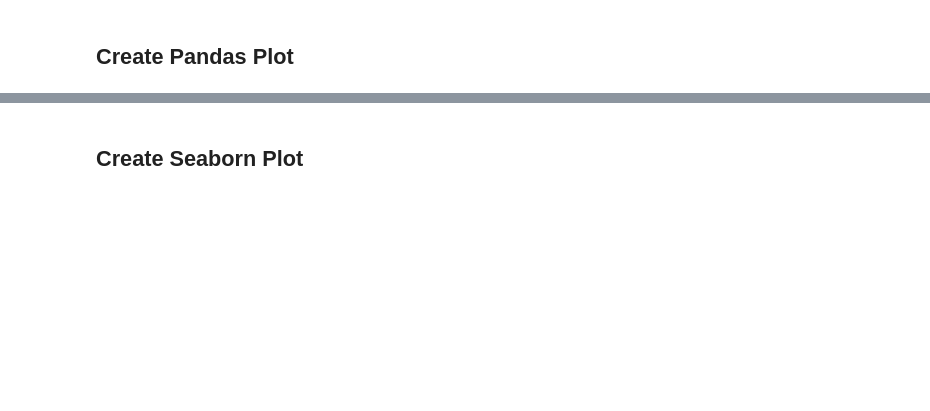
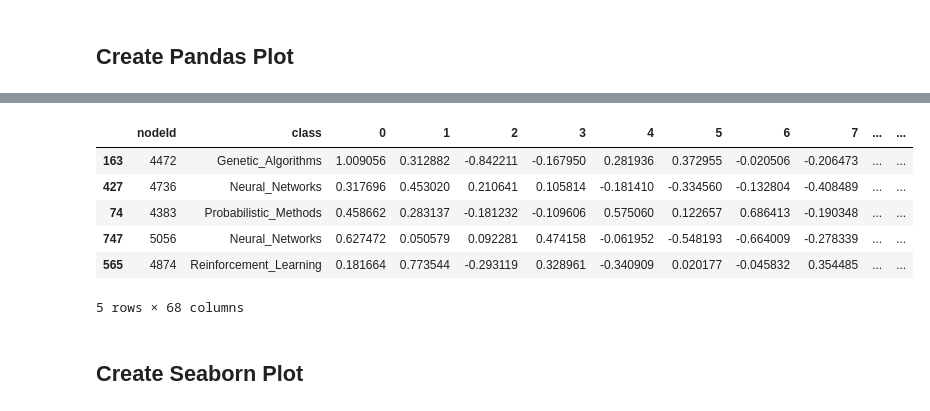
Before and after one commit to seankrobinson/integrated_graph_ml_demo, a Jupyter notebook: Demo_Notebook.ipynb, the cells around one changed output, grey strips where cells are left out. Saved outputs shown, nothing was run; the diff lists cells and outputs as text; code cells hidden in the pictures; blank space fills up the shorter version.

```diff
--- a/Demo_Notebook.ipynb
+++ b/Demo_Notebook.ipynb
@@ -133,3 +201,13 @@ boxplot = df.boxplot(column=['betweenness'])
+# %%
+df.sort_values(by='betweenness', ascending=False).head()
+# %% [output]
+|  | nodeId | class | 0 | 1 | 2 | 3 | 4 | 5 | 6 | 7 | ... | ... |
+| 163 | 4472 | Genetic_Algorithms | 1.009056 | 0.312882 | -0.842211 | -0.167950 | 0.281936 | 0.372955 | -0.020506 | -0.206473 | ... | ... |
+| 427 | 4736 | Neural_Networks | 0.317696 | 0.453020 | 0.210641 | 0.105814 | -0.181410 | -0.334560 | -0.132804 | -0.408489 | ... | ... |
+| 74 | 4383 | Probabilistic_Methods | 0.458662 | 0.283137 | -0.181232 | -0.109606 | 0.575060 | 0.122657 | 0.686413 | -0.190348 | ... | ... |
+| 747 | 5056 | Neural_Networks | 0.627472 | 0.050579 | 0.092281 | 0.474158 | -0.061952 | -0.548193 | -0.664009 | -0.278339 | ... | ... |
+| 565 | 4874 | Reinforcement_Learning | 0.181664 | 0.773544 | -0.293119 | 0.328961 | -0.340909 | 0.020177 | -0.045832 | 0.354485 | ... | ... |
+5 rows × 68 columns
 # %% [markdown]
 ## Create Seaborn Plot
 # %%
```
Also changed, not shown: parts of 21 cells of this notebook.
